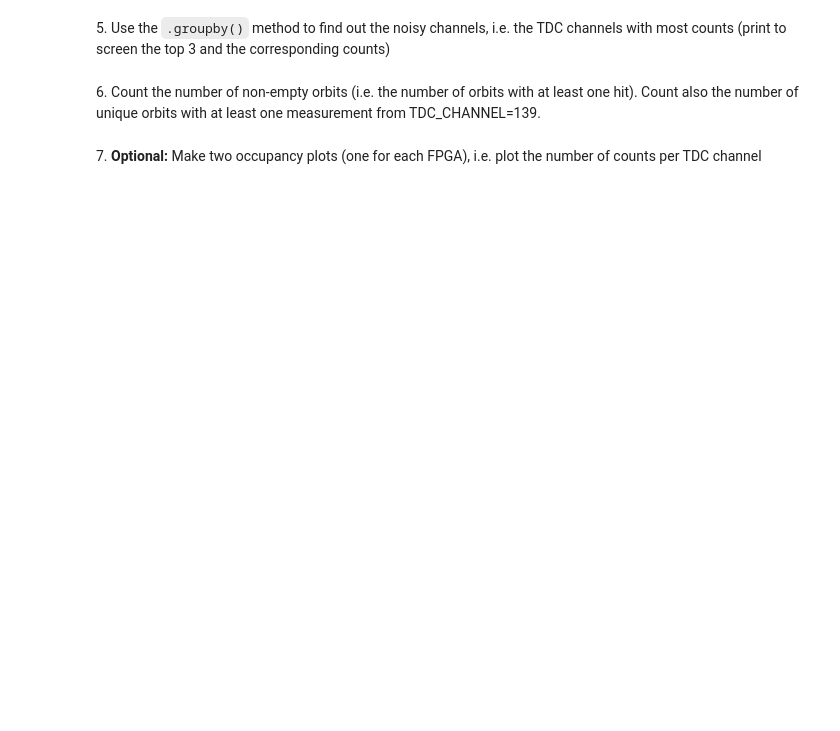
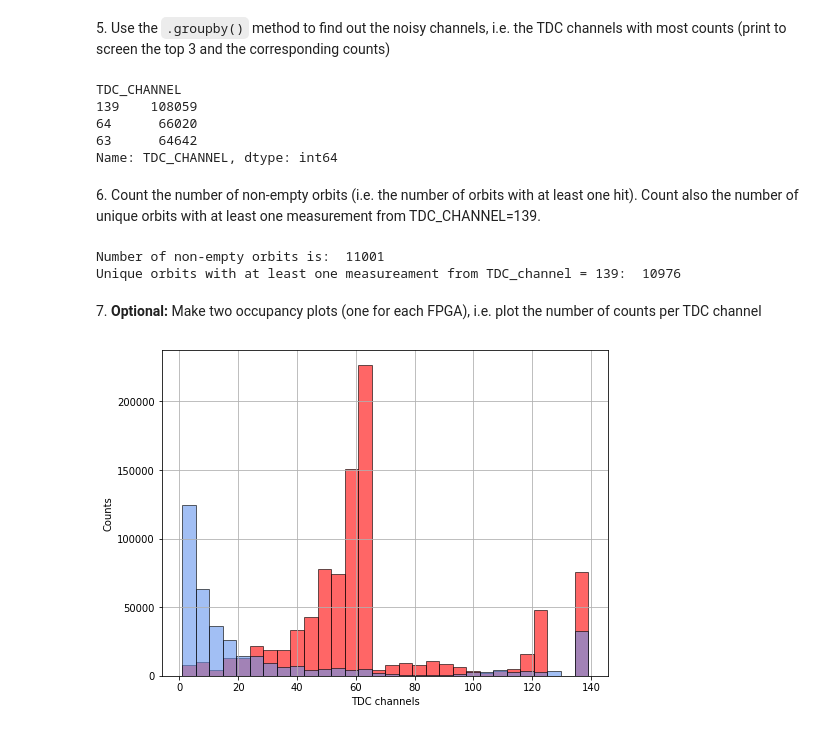
Before and after one commit to vittoriapv/HighLevelProgramming2021, a Jupyter notebook: 05ex_pandas.ipynb, the cells around one changed output. Cells and saved outputs as stored; diff of their text form; code cells hidden in the pictures; blank space fills up the shorter version.

```diff
--- a/05ex_pandas.ipynb
+++ b/05ex_pandas.ipynb
@@ -98,3 +100,7 @@ print('Duration of data taking is: ', (final_time-initial_time)/10**9 , 's')
 Duration of data taking is:  0.9804160933125 s
 # %% [markdown]
 4\. Create a new column with the absolute time in ns (as a combination of the other three columns with timing information) since the beginning of the data acquisition.
+# %%
+data['ABSOULTE TIME (ns)'] = (data['TDC_MEAS']*25/30 + data['BX_COUNTER']*25 + data['ORBIT_CNT']*25*x)
+
+data
@@ -101,6 +121,38 @@ Duration of data taking is:  0.9804160933125 s
 # %% [markdown]
 5\. Use the `.groupby()` method to find out the noisy channels, i.e. the TDC channels with most counts (print to screen the top 3 and the corresponding counts)
+# %%
+grouped_data = data.groupby('TDC_CHANNEL')['TDC_CHANNEL'].count().nlargest(3)
+
+grouped_data
+# %% [output]
+TDC_CHANNEL
+139    108059
+64      66020
+63      64642
+Name: TDC_CHANNEL, dtype: int64
 # %% [markdown]
 6\. Count the number of non-empty orbits (i.e. the number of orbits with at least one hit). Count also the number of unique orbits with at least one measurement from TDC_CHANNEL=139.
+# %%
+print('Number of non-empty orbits is: ', len(data.groupby('ORBIT_CNT')))
+
+print("Number of unique orbits with at least one measureament from TDC_channel = 139: ", len(data[data["TDC_CHANNEL"]==139].groupby("ORBIT_CNT")))
+# %% [output]
+Number of non-empty orbits is:  11001
+Unique orbits with at least one measureament from TDC_channel = 139:  10976
 # %% [markdown]
 7\. **Optional:** Make two occupancy plots (one for each FPGA), i.e. plot the number of counts per TDC channel
+# %%
+import matplotlib.pyplot as plt
+plt.figure(figsize=(8, 6))
+plt.xlabel('TDC channels')
+plt.ylabel('Counts')
+
+FPGA_0 = data[data['FPGA']==0]
+hist=FPGA_0['TDC_CHANNEL'].hist(bins = 30, alpha=0.6, color='red',edgecolor='black')
+
+FPGA_1 = data[data['FPGA']==1]
+hist1=FPGA_1['TDC_CHANNEL'].hist(bins = 30, alpha=0.6, color='cornflowerblue',edgecolor='black')
+
+#plt.legend();
+# %% [output]
+[figure, added]
```
Also changed, not shown: parts of 3 cells of this notebook, 1 other file.
